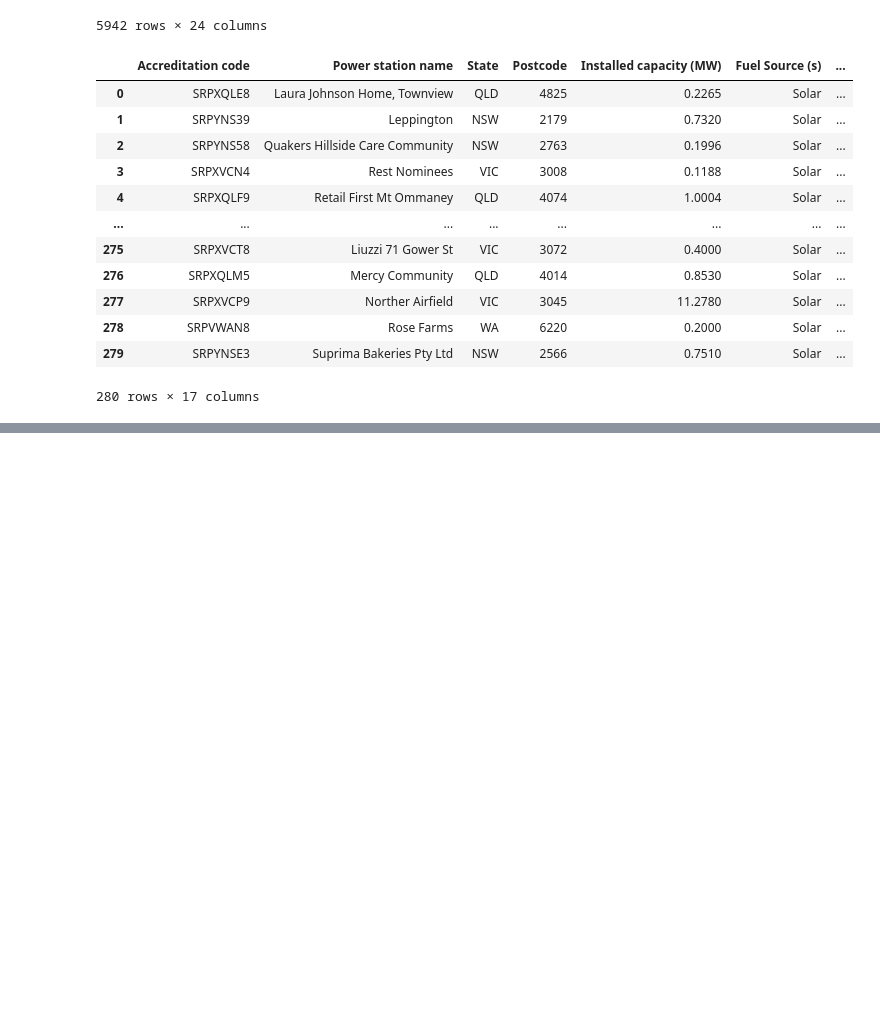
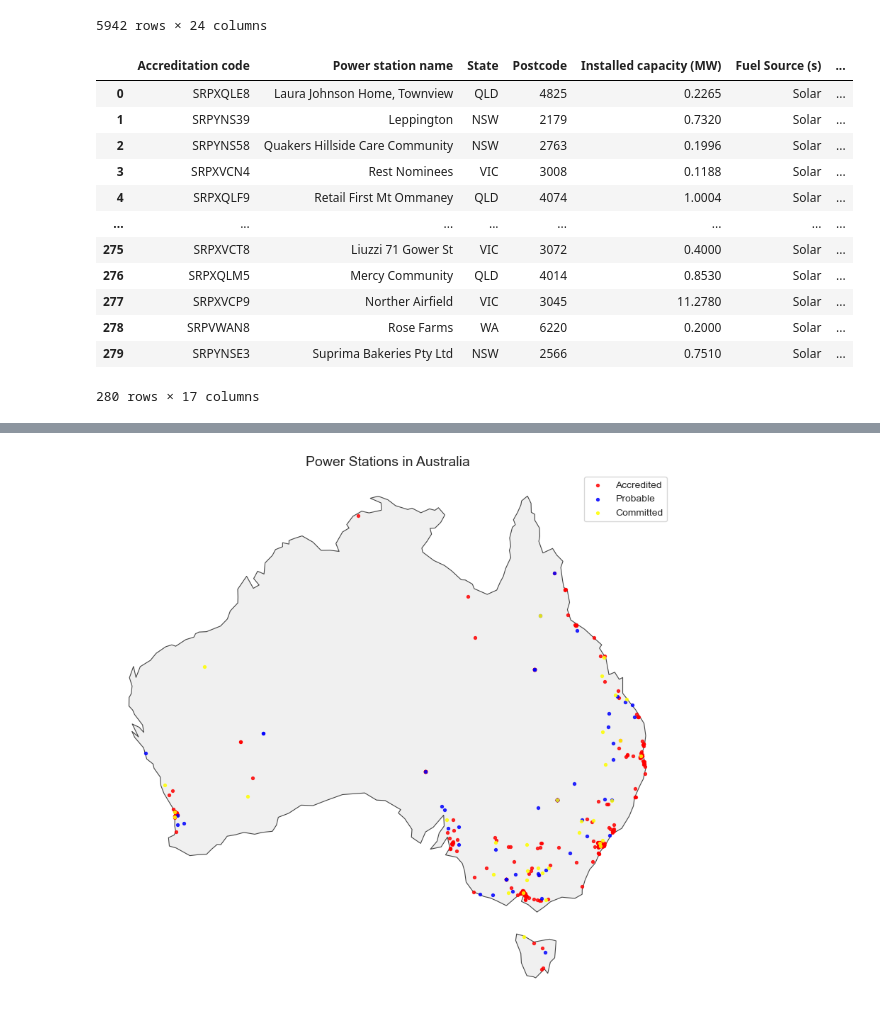
Before and after one commit to jasper-jiang-0615/comp5339, a Jupyter notebook: Assignment/Assignment1/comp5339_assignment1.ipynb, the cells around one changed output, grey strips where cells are left out. Saved outputs shown, nothing was run; the diff lists cells and outputs as text; code cells hidden in the pictures; blank space fills up the shorter version.

```diff
--- a/Assignment/Assignment1/comp5339_assignment1.ipynb
+++ b/Assignment/Assignment1/comp5339_assignment1.ipynb
@@ -408,0 +451,3 @@ accredited_power_station.to_csv("./abs_csv/accredited_power_station_with_lat_lng
+# %%
+accredited_power_station =  pd.read_csv("./abs_csv/accredited_power_station_with_lat_lng.csv")
+accredited_power_station
@@ -411,0 +489,5 @@ committed_power_stations
+# %%
+probable_power_stations = pd.read_csv("./abs_csv/power-stations-and-projects-probable.csv")
+probable_power_stations.columns = [c.strip() for c in probable_power_stations.columns]
+probable_power_stations = enrich_facilities_google(probable_power_stations, api_key=API_KEY,address="Project Name", state_col="State", sleep_sec=0.12)
+probable_power_stations
@@ -411,0 +514,5 @@ committed_power_stations
+# %%
+committed_power_stations = pd.read_csv("./abs_csv/power-stations-and-projects-committed.csv")
+committed_power_stations.columns = [c.strip() for c in committed_power_stations.columns]
+committed_power_stations = enrich_facilities_google(committed_power_stations, api_key=API_KEY,address="Project Name", state_col="State", sleep_sec=0.12)
+committed_power_stations
@@ -411,0 +539,68 @@ committed_power_stations
+# %%
+import pandas as pd
+import geopandas as gpd
+from shapely.geometry import Point
+from pathlib import Path
+import matplotlib.pyplot as plt
+def df_to_gdf(df: pd.DataFrame, lat_col: str = "lat", lng_col: str = "lng", crs: str = "EPSG:4326") -> gpd.GeoDataFrame:
+    df = df.copy()
+    df[lat_col] = pd.to_numeric(df[lat_col], errors="coerce")
+    df[lng_col] = pd.to_numeric(df[lng_col], errors="coerce")
+    df = df.dropna(subset=[lat_col, lng_col])
+
+    gdf = gpd.GeoDataFrame(
+        df,
+        geometry=[Point(xy) for xy in zip(df[lng_col], df[lat_col])],
+        crs=crs
+    )
+    return gdf
+gdf1 = df_to_gdf(accredited_power_station)
+
+gdf2 = df_to_gdf(probable_power_stations)
+
+gdf3 = df_to_gdf(committed_power_stations)
+
+# ---- 封装：优先本地，失败再走网络 ----
+def load_countries_gdf() -> gpd.GeoDataFrame:
+    local_zip = Path("ne_110m_admin_0_countries.zip")
+    local_shp = Path("ne_110m_admin_0_countries.shp")
+
+    try_paths = [p for p in [local_shp, local_zip] if p.exists()]
+
+    for p in try_paths:
+        try:
+            return gpd.read_file(p)
+        except Exception as e:
+            print(f"Local read failed for {p}: {e}")
+
+
+    url = "https://naciscdn.org/naturalearth/110m/cultural/ne_110m_admin_0_countries.zip"
+    print(f"Reading from CDN: {url}")
+    return gpd.read_file(url)
+
+world = load_countries_gdf()
+
+for col in ["NAME", "ADMIN", "NAME_LONG", "SOVEREIGNT", "name", "admin"]:
+    if col in world.columns:
+        aus = world[world[col].astype(str).str.contains("Australia", case=False, na=False)]
+        if not aus.empty:
+            break
+else:
+    raise ValueError("Cannot identify Australia，Check the data。")
+
+aus_aa = aus.to_crs("EPSG:3577")
+gdf1_aa = gdf1.to_crs("EPSG:3577")
+gdf2_aa = gdf2.to_crs("EPSG:3577")
+gdf3_aa = gdf3.to_crs("EPSG:3577")
+fig, ax = plt.subplots(figsize=(9, 8))
+aus_aa.plot(ax=ax, color="#f0f0f0", edgecolor="#444", linewidth=0.8)
+gdf1_aa.plot(ax=ax, color="red", markersize=8, alpha=0.8,label='Accredited')
+gdf2_aa.plot(ax=ax, color="blue", markersize=8, alpha=0.8, label="Probable")
+gdf3_aa.plot(ax=ax, color="yellow", markersize=8, alpha=0.8, label="Committed")
+ax.set_title("Power Stations in Australia", fontsize=14)
+ax.set_axis_off()
+ax.legend()   # 显示图例
+plt.tight_layout()
+plt.show()
+# %% [output]
+[figure, added]
```
Also changed, not shown: parts of 15 cells of this notebook, 2 other files.
